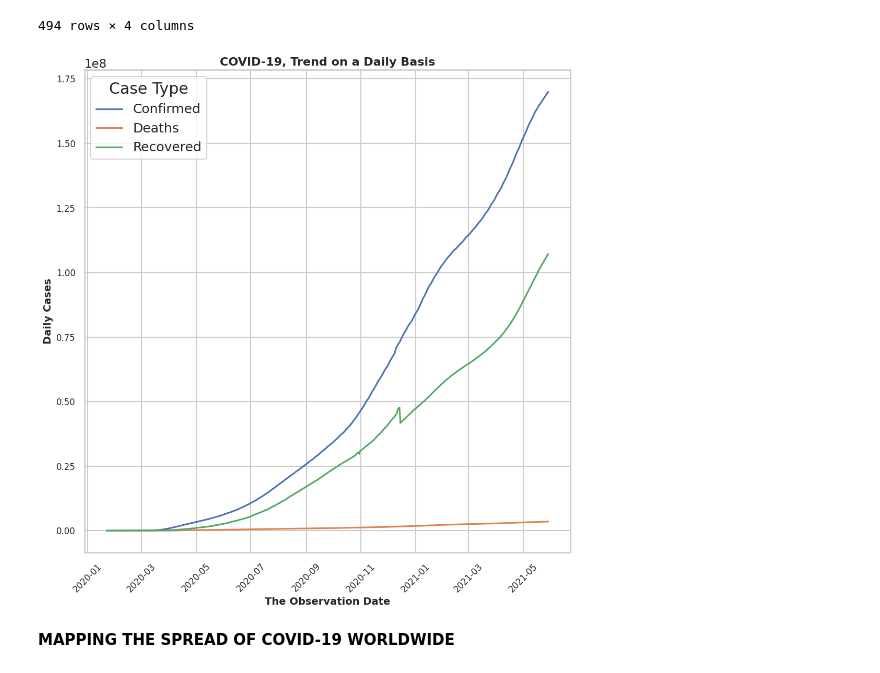
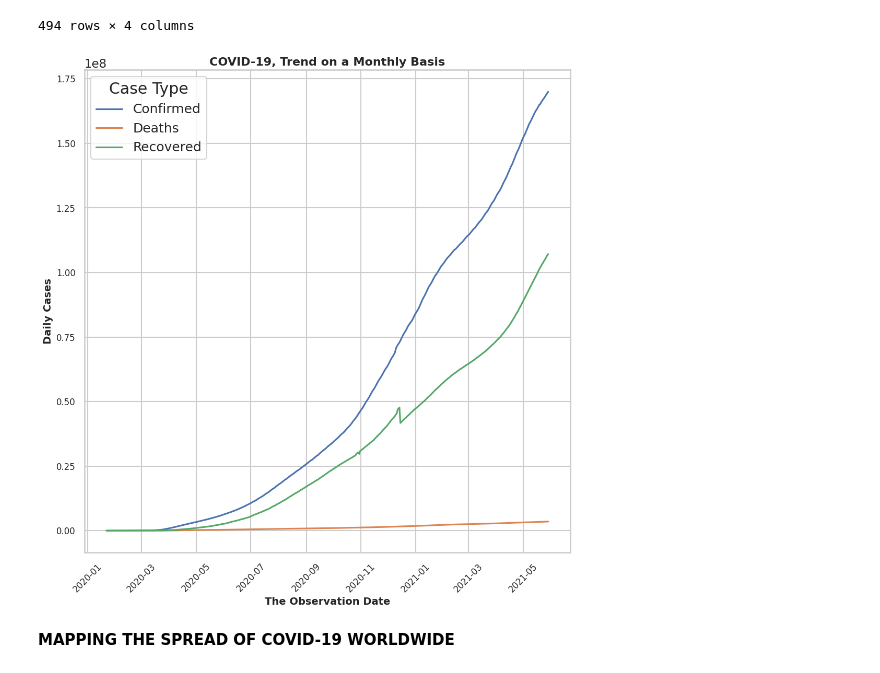
Before and after one commit to Mercymerine/Pandas-Analysis, a Jupyter notebook: project_covid.ipynb, the cells around one changed output. Saved outputs shown, nothing was run; the diff lists cells and outputs as text; code cells hidden in the pictures.

```diff
--- a/project_covid.ipynb
+++ b/project_covid.ipynb
@@ -160,15 +160,15 @@ daily_cases
 # %%
 plt.figure(figsize=(12, 12))
 sns.set(style='whitegrid', context='talk')
 sns.lineplot(daily_cases, x='ObservationDate', y ='Confirmed', label='Confirmed')
 sns.lineplot(daily_cases, x='ObservationDate', y ='Deaths', label='Deaths')
 sns.lineplot(daily_cases, x='ObservationDate', y ='Recovered', label='Recovered')
 plt.legend(title = 'Case Type', loc='upper left', fontsize='medium', title_fontsize='large')
 plt.ylabel('Daily Cases', fontsize=14, fontweight='bold')
 plt.yticks(fontsize = 12)
 plt.xlabel('The Observation Date', fontsize=14, fontweight='bold')
 plt.xticks(rotation=45, fontsize=12)
-plt.title('COVID-19, Trend on a Daily Basis', fontweight='bold', fontsize=16)
+plt.title('COVID-19, Trend on a Monthly Basis', fontweight='bold', fontsize=16)
 plt.show()
 # %% [output]
-[figure, old version]
+[figure, new version]
```
Also changed, not shown: parts of 3 cells of this notebook.
